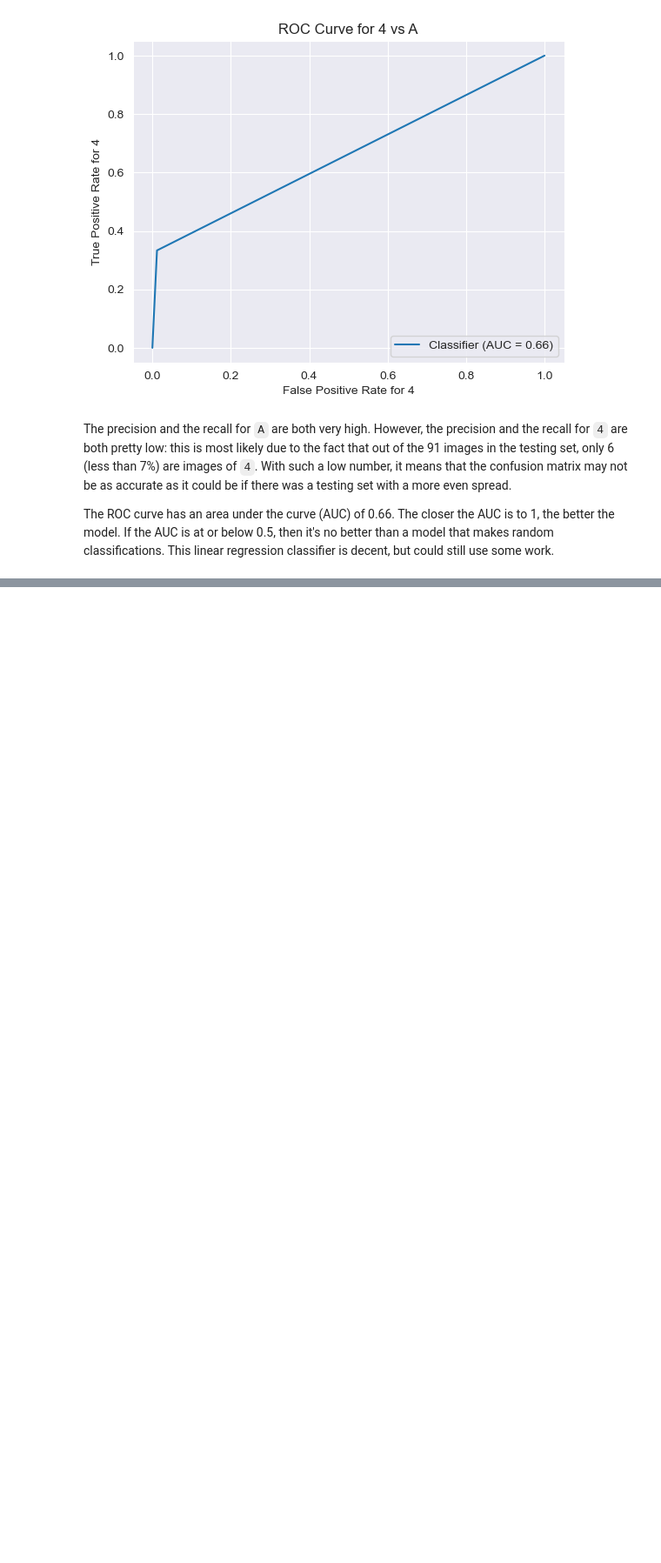
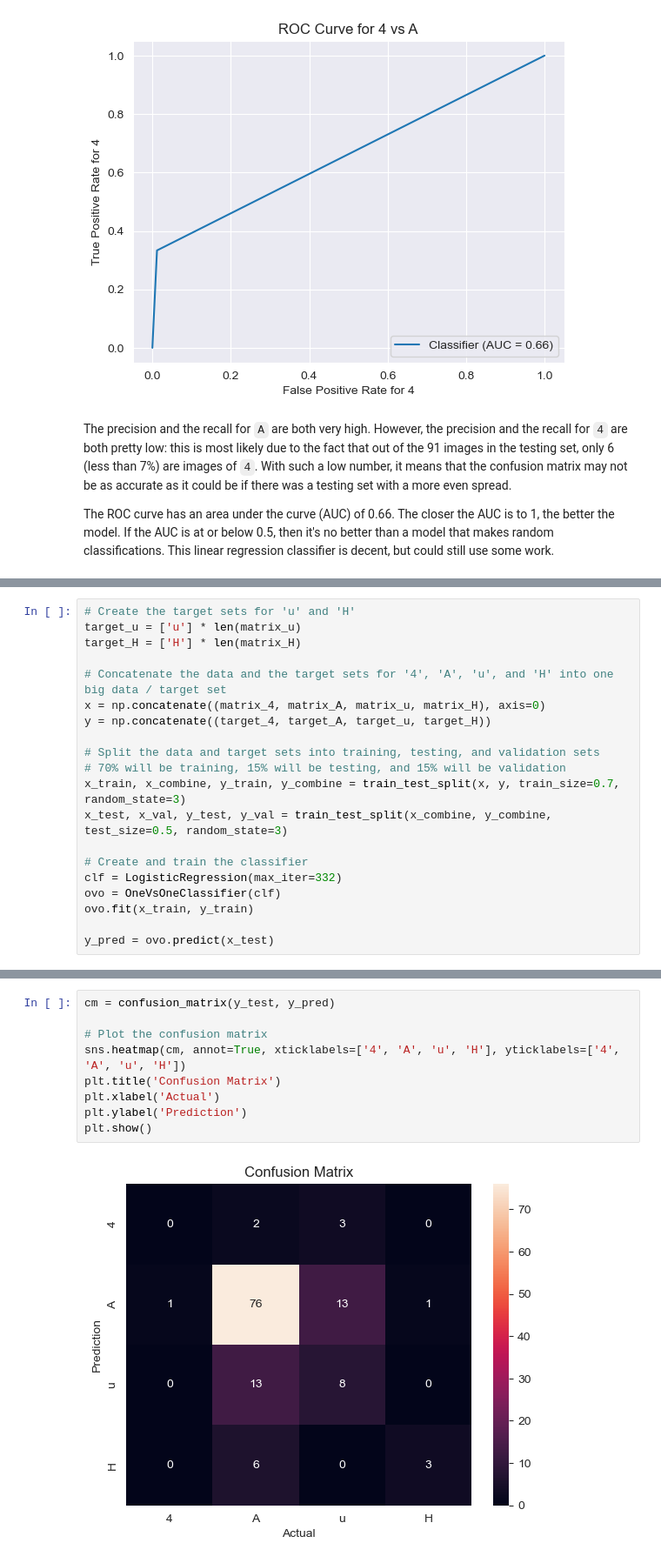
Before and after one commit to emiliamzz/Learning-Based-Comp-Vision, a Jupyter notebook: Assignment 1/a1_300018129_csi5341.ipynb, the cells around one changed output, grey strips where cells are left out. Shown at 87% size. Drawn from its saved outputs; the diff is of its cells as text; blank space fills up the shorter version.

```diff
--- a/Assignment 1/a1_300018129_csi5341.ipynb
+++ b/Assignment 1/a1_300018129_csi5341.ipynb
@@ -178,0 +176,20 @@ The ROC curve has an area under the curve (AUC) of 0.66. The closer the AUC is t
+# %%
+# Create the target sets for 'u' and 'H'
+target_u = ['u'] * len(matrix_u)
+target_H = ['H'] * len(matrix_H)
+
+# Concatenate the data and the target sets for '4', 'A', 'u', and 'H' into one big data / target set
+x = np.concatenate((matrix_4, matrix_A, matrix_u, matrix_H), axis=0)
+y = np.concatenate((target_4, target_A, target_u, target_H))
+
+# Split the data and target sets into training, testing, and validation sets
+# 70% will be training, 15% will be testing, and 15% will be validation
+x_train, x_combine, y_train, y_combine = train_test_split(x, y, train_size=0.7, random_state=3)
+x_test, x_val, y_test, y_val = train_test_split(x_combine, y_combine, test_size=0.5, random_state=3)
+
+# Create and train the classifier
+clf = LogisticRegression(max_iter=332)
+ovo = OneVsOneClassifier(clf)
+ovo.fit(x_train, y_train)
+
+y_pred = ovo.predict(x_test)
@@ -178,0 +210,11 @@ The ROC curve has an area under the curve (AUC) of 0.66. The closer the AUC is t
+# %%
+cm = confusion_matrix(y_test, y_pred)
+
+# Plot the confusion matrix
+sns.heatmap(cm, annot=True, xticklabels=['4', 'A', 'u', 'H'], yticklabels=['4', 'A', 'u', 'H'])
+plt.title('Confusion Matrix')
+plt.xlabel('Actual')
+plt.ylabel('Prediction')
+plt.show()
+# %% [output]
+[figure, added]
```
Also changed, not shown: parts of 6 cells of this notebook.
